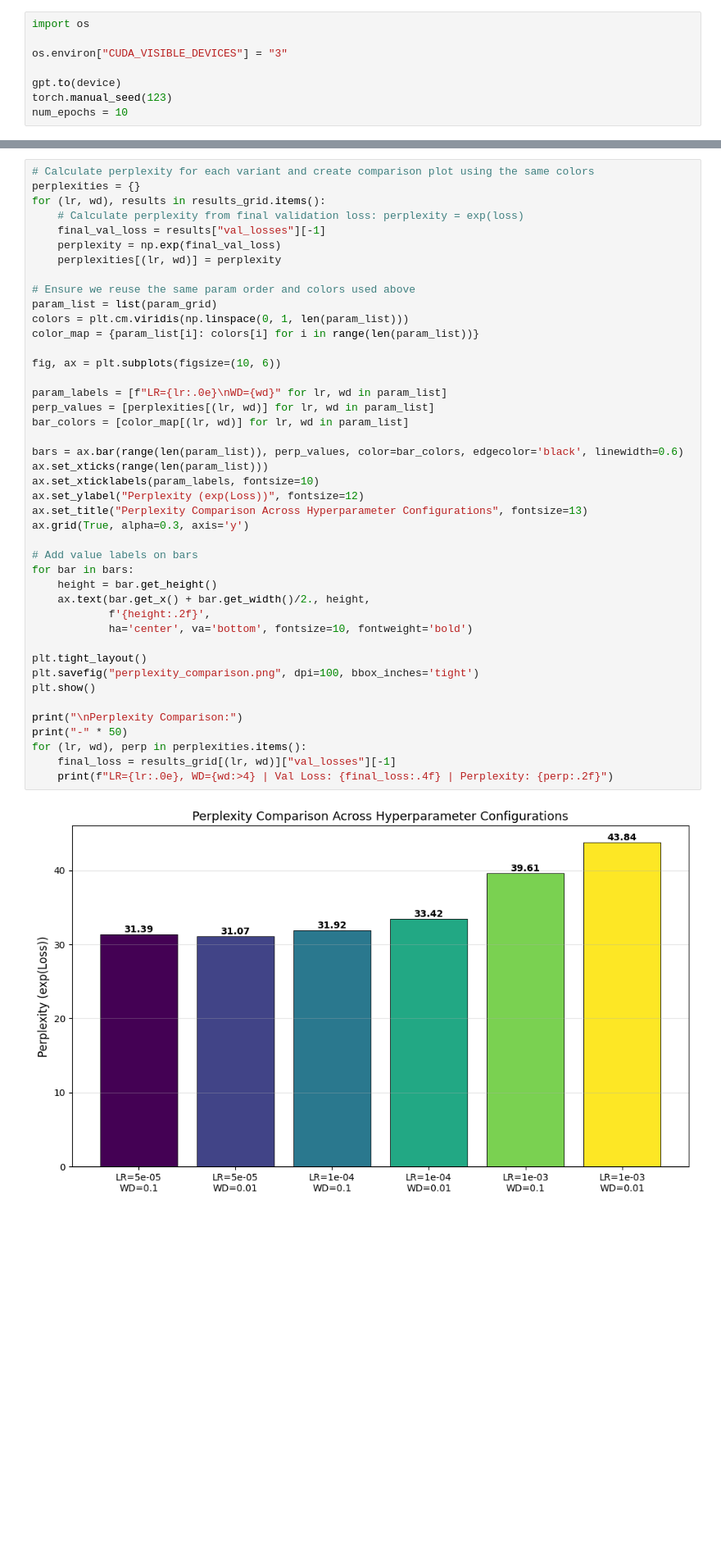
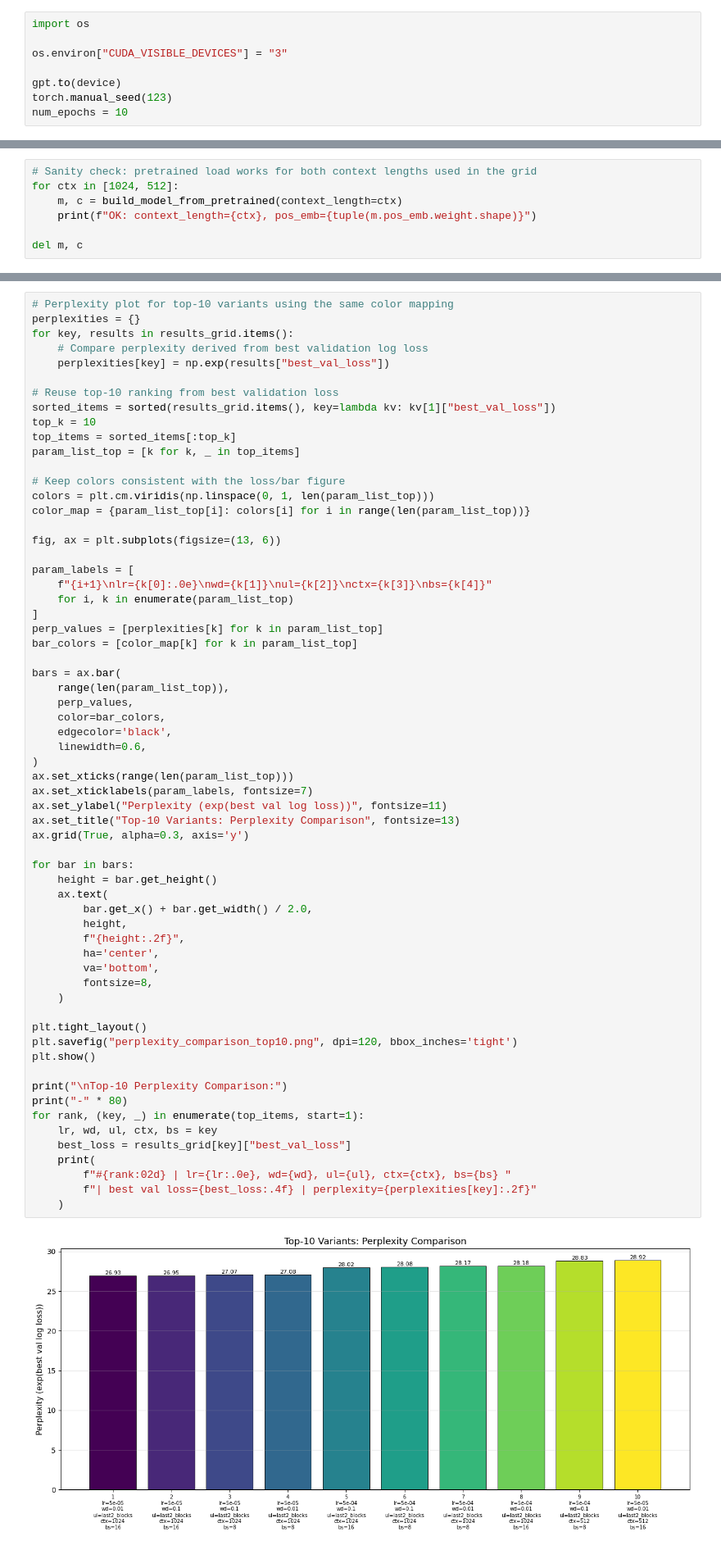
Before and after one commit to josedavid220/usfq-mmia, a Jupyter notebook: nlp/week_1/s1_p4.ipynb, the cells around one changed output, grey strips where cells are left out. Shown at 82% size. Drawn from its saved outputs; the diff is of its cells as text; blank space fills up the shorter version.

```diff
--- a/nlp/week_1/s1_p4.ipynb
+++ b/nlp/week_1/s1_p4.ipynb
@@ -1509,0 +1586,7 @@ num_epochs = 10
+# %%
+# Sanity check: pretrained load works for both context lengths used in the grid
+for ctx in [1024, 512]:
+    m, c = build_model_from_pretrained(context_length=ctx)
+    print(f"OK: context_length={ctx}, pos_emb={tuple(m.pos_emb.weight.shape)}")
+
+del m, c
@@ -1641,45 +1788,65 @@ Loss comparison plot saved as 'loss_comparison.png'
 # %%
-# Calculate perplexity for each variant and create comparison plot using the same colors
+# Perplexity plot for top-10 variants using the same color mapping
 perplexities = {}
-for (lr, wd), results in results_grid.items():
-    # Calculate perplexity from final validation loss: perplexity = exp(loss)
-    final_val_loss = results["val_losses"][-1]
-    perplexity = np.exp(final_val_loss)
-    perplexities[(lr, wd)] = perplexity
+for key, results in results_grid.items():
+    # Compare perplexity derived from best validation log loss
+    perplexities[key] = np.exp(results["best_val_loss"])
 
-# Ensure we reuse the same param order and colors used above
-param_list = list(param_grid)
-colors = plt.cm.viridis(np.linspace(0, 1, len(param_list)))
-color_map = {param_list[i]: colors[i] for i in range(len(param_list))}
+# Reuse top-10 ranking from best validation loss
+sorted_items = sorted(results_grid.items(), key=lambda kv: kv[1]["best_val_loss"])
+top_k = 10
+top_items = sorted_items[:top_k]
+param_list_top = [k for k, _ in top_items]
 
-fig, ax = plt.subplots(figsize=(10, 6))
+# Keep colors consistent with the loss/bar figure
+colors = plt.cm.viridis(np.linspace(0, 1, len(param_list_top)))
+color_map = {param_list_top[i]: colors[i] for i in range(len(param_list_top))}
 
-param_labels = [f"LR={lr:.0e}\nWD={wd}" for lr, wd in param_list]
-perp_values = [perplexities[(lr, wd)] for lr, wd in param_list]
-bar_colors = [color_map[(lr, wd)] for lr, wd in param_list]
+fig, ax = plt.subplots(figsize=(13, 6))
 
-bars = ax.bar(range(len(param_list)), perp_values, color=bar_colors, edgecolor='black', linewidth=0.6)
-ax.set_xticks(range(len(param_list)))
-ax.set_xticklabels(param_labels, fontsize=10)
-ax.set_ylabel("Perplexity (exp(Loss))", fontsize=12)
-ax.set_title("Perplexity Comparison Across Hyperparameter Configurations", fontsize=13)
+param_labels = [
+    f"{i+1}\nlr={k[0]:.0e}\nwd={k[1]}\nul={k[2]}\nctx={k[3]}\nbs={k[4]}"
+    for i, k in enumerate(param_list_top)
+]
+perp_values = [perplexities[k] for k in param_list_top]
+bar_colors = [color_map[k] for k in param_list_top]
+
+bars = ax.bar(
+    range(len(param_list_top)),
+    perp_values,
+    color=bar_colors,
+    edgecolor='black',
+    linewidth=0.6,
+)
+ax.set_xticks(range(len(param_list_top)))
+ax.set_xticklabels(param_labels, fontsize=7)
+ax.set_ylabel("Perplexity (exp(best val log loss))", fontsize=11)
+ax.set_title("Top-10 Variants: Perplexity Comparison", fontsize=13)
 ax.grid(True, alpha=0.3, axis='y')
 
-# Add value labels on bars
 for bar in bars:
     height = bar.get_height()
-    ax.text(bar.get_x() + bar.get_width()/2., height,
-            f'{height:.2f}',
-            ha='center', va='bottom', fontsize=10, fontweight='bold')
+    ax.text(
+        bar.get_x() + bar.get_width() / 2.0,
+        height,
+        f"{height:.2f}",
+        ha='center',
+        va='bottom',
+        fontsize=8,
+    )
 
 plt.tight_layout()
-plt.savefig("perplexity_comparison.png", dpi=100, bbox_inches='tight')
+plt.savefig("perplexity_comparison_top10.png", dpi=120, bbox_inches='tight')
 plt.show()
 
-print("\nPerplexity Comparison:")
-print("-" * 50)
-for (lr, wd), perp in perplexities.items():
-    final_loss = results_grid[(lr, wd)]["val_losses"][-1]
-    print(f"LR={lr:.0e}, WD={wd:>4} | Val Loss: {final_loss:.4f} | Perplexity: {perp:.2f}")
+print("\nTop-10 Perplexity Comparison:")
+print("-" * 80)
+for rank, (key, _) in enumerate(top_items, start=1):
+    lr, wd, ul, ctx, bs = key
+    best_loss = results_grid[key]["best_val_loss"]
+    print(
+        f"#{rank:02d} | lr={lr:.0e}, wd={wd}, ul={ul}, ctx={ctx}, bs={bs} "
+        f"| best val loss={best_loss:.4f} | perplexity={perplexities[key]:.2f}"
+    )
 # %% [output]
-[figure, old version]
+[figure, new version]
```
Also changed, not shown: parts of 9 cells of this notebook.
